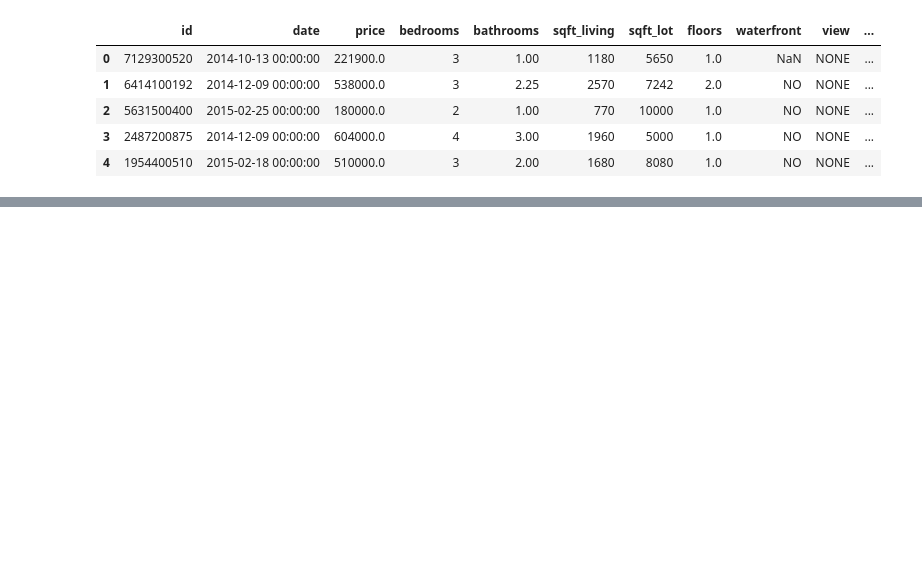
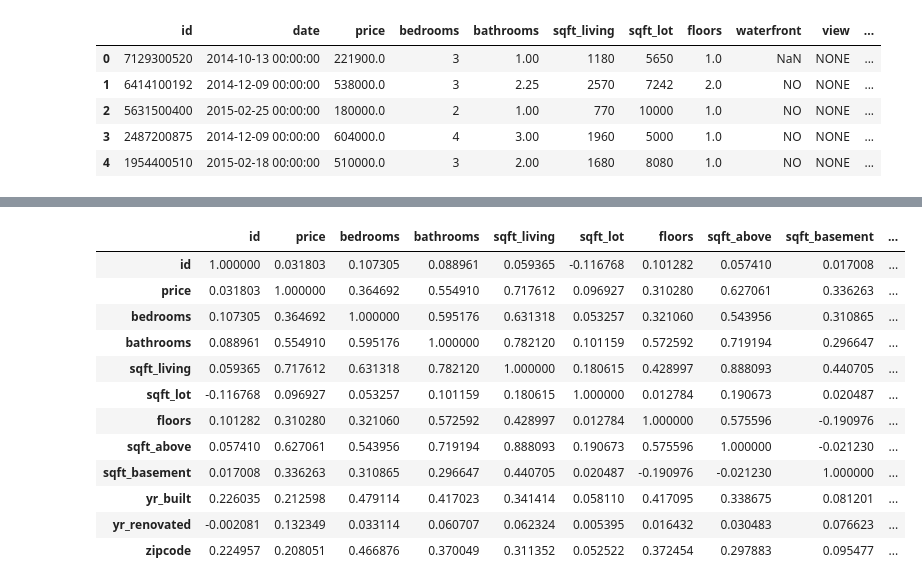
Before and after one commit to smashley-eakland/phase-2-project, a Jupyter notebook: GroupU_Project.ipynb, the cells around one changed output, grey strips where cells are left out. Cells and saved outputs as stored; diff of their text form; code cells hidden in the pictures; blank space fills up the shorter version.

```diff
--- a/GroupU_Project.ipynb
+++ b/GroupU_Project.ipynb
@@ -158,0 +196,17 @@ df.head()
+# %%
+import seaborn as sns
+renovated_df.corr()
+# %% [output]
+|  | id | price | bedrooms | bathrooms | sqft_living | sqft_lot | floors | sqft_above | sqft_basement | ... |
+| id | 1.000000 | 0.031803 | 0.107305 | 0.088961 | 0.059365 | -0.116768 | 0.101282 | 0.057410 | 0.017008 | ... |
+| price | 0.031803 | 1.000000 | 0.364692 | 0.554910 | 0.717612 | 0.096927 | 0.310280 | 0.627061 | 0.336263 | ... |
+| bedrooms | 0.107305 | 0.364692 | 1.000000 | 0.595176 | 0.631318 | 0.053257 | 0.321060 | 0.543956 | 0.310865 | ... |
+| bathrooms | 0.088961 | 0.554910 | 0.595176 | 1.000000 | 0.782120 | 0.101159 | 0.572592 | 0.719194 | 0.296647 | ... |
+| sqft_living | 0.059365 | 0.717612 | 0.631318 | 0.782120 | 1.000000 | 0.180615 | 0.428997 | 0.888093 | 0.440705 | ... |
+| sqft_lot | -0.116768 | 0.096927 | 0.053257 | 0.101159 | 0.180615 | 1.000000 | 0.012784 | 0.190673 | 0.020487 | ... |
+| floors | 0.101282 | 0.310280 | 0.321060 | 0.572592 | 0.428997 | 0.012784 | 1.000000 | 0.575596 | -0.190976 | ... |
+| sqft_above | 0.057410 | 0.627061 | 0.543956 | 0.719194 | 0.888093 | 0.190673 | 0.575596 | 1.000000 | -0.021230 | ... |
+| sqft_basement | 0.017008 | 0.336263 | 0.310865 | 0.296647 | 0.440705 | 0.020487 | -0.190976 | -0.021230 | 1.000000 | ... |
+| yr_built | 0.226035 | 0.212598 | 0.479114 | 0.417023 | 0.341414 | 0.058110 | 0.417095 | 0.338675 | 0.081201 | ... |
+| yr_renovated | -0.002081 | 0.132349 | 0.033114 | 0.060707 | 0.062324 | 0.005395 | 0.016432 | 0.030483 | 0.076623 | ... |
+| zipcode | 0.224957 | 0.208051 | 0.466876 | 0.370049 | 0.311352 | 0.052522 | 0.372454 | 0.297883 | 0.095477 | ... |
```
Also changed, not shown: parts of 9 cells of this notebook.
